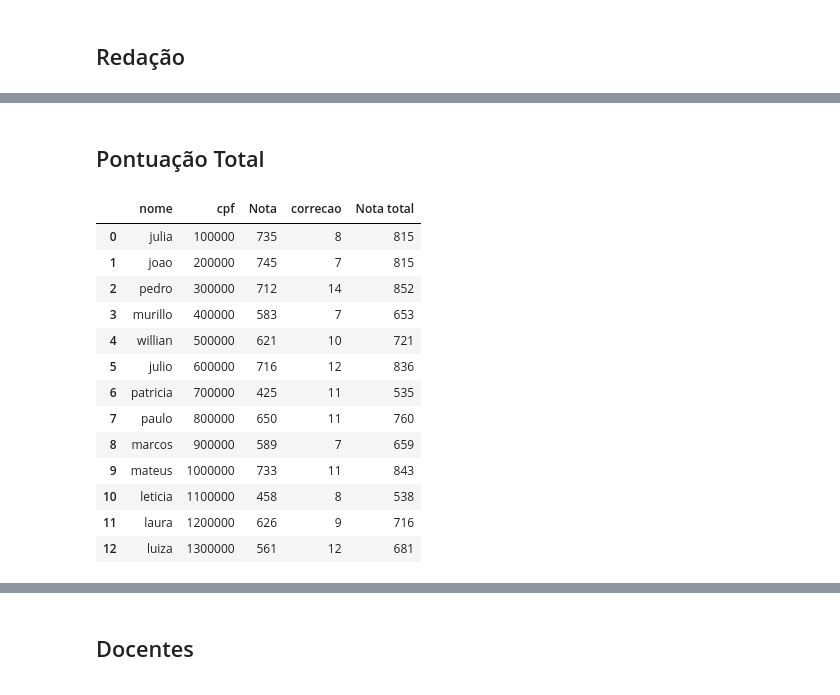
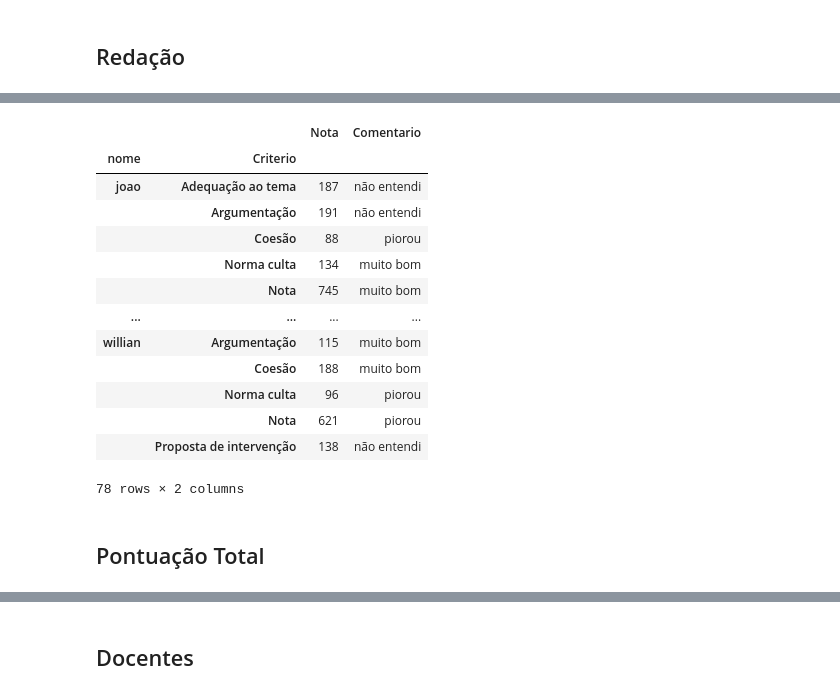
Before and after one commit to murillostein/Simulinho, a Jupyter notebook: modelagem_murillo.ipynb, the cells around one changed output, grey strips where cells are left out. Drawn from its saved outputs; the diff is of its cells as text; code cells hidden in the pictures.

```diff
--- a/modelagem_murillo.ipynb
+++ b/modelagem_murillo.ipynb
@@ -474,0 +443,16 @@ Length: 182, dtype: object
+# %%
+dados_redacao = pd.read_excel("Gabarito/redacao_teste.xlsx")
+
+
+dados_redacao = dados_redacao.fillna(" ")
+
+notas_redacao = dados_redacao[['nome','Norma culta','Adequação ao tema','Argumentação','Coesão','Proposta de intervenção','Nota']]
+coments_red= dados_redacao[['nome','comentarios Norma culta','comentarios Adequação ao tema','comentarios Argumentação','comentarios Coesão','comentarios Proposta de intervenção','comentarios Nota']]
+
+coments_red = coments_red.rename(columns={'comentarios Norma culta': "Norma culta",'comentarios Adequação ao tema':"Adequação ao tema",'comentarios Argumentação':"Argumentação",'comentarios Coesão':"Coesão",'comentarios Proposta de intervenção':"Proposta de intervenção",'comentarios Nota':"Nota"})
+
+notas_redacao = pd.melt(notas_redacao, id_vars=['nome'], value_vars=['Norma culta','Adequação ao tema','Argumentação','Coesão','Proposta de intervenção','Nota'], var_name='Criterio', value_name='Nota')
+notas_redacao
+
+coments_red = pd.melt(coments_red, id_vars=['nome'], value_vars=['Norma culta','Adequação ao tema','Argumentação','Coesão','Proposta de intervenção','Nota'], var_name='Criterio', value_name='Comentario')
+coments_red
@@ -475,3 +473,22 @@ Length: 182, dtype: object
+# %%
+# juntando os dois df's baseado no nome e n
+df_red = pd.merge(notas_redacao, coments_red, how='left', left_on=['nome','Criterio'], right_on=['nome','Criterio'])
+df_red.sort_values(['nome', 'Criterio']).set_index(['nome','Criterio'])
+# %% [output]
+|  |  | Nota | Comentario |
+| nome | Criterio |  |  |
+| joao | Adequação ao tema | 187 | não entendi |
+|  | Argumentação | 191 | não entendi |
+|  | Coesão | 88 | piorou |
+|  | Norma culta | 134 | muito bom |
+|  | Nota | 745 | muito bom |
+| ... | ... | ... | ... |
+| willian | Argumentação | 115 | muito bom |
+|  | Coesão | 188 | muito bom |
+|  | Norma culta | 96 | piorou |
+|  | Nota | 621 | piorou |
+|  | Proposta de intervenção | 138 | não entendi |
+78 rows × 2 columns
 # %% [markdown]
 ## Pontuação Total
 # %%
@@ -495,21 +512,6 @@ pontuacao_total['Nota total'] = pontuacao_total['Nota'] + pontuacao_total['corre
 pontuacao_total.to_pickle('dados-relatorio-alunos/pontuacao_total.pkl')
 
 pontuacao_total
-# %% [output]
-|  | nome | cpf | Nota | correcao | Nota total |
-| 0 | julia | 100000 | 735 | 8 | 815 |
-| 1 | joao | 200000 | 745 | 7 | 815 |
-| 2 | pedro | 300000 | 712 | 14 | 852 |
-| 3 | murillo | 400000 | 583 | 7 | 653 |
-| 4 | willian | 500000 | 621 | 10 | 721 |
-| 5 | julio | 600000 | 716 | 12 | 836 |
-| 6 | patricia | 700000 | 425 | 11 | 535 |
-| 7 | paulo | 800000 | 650 | 11 | 760 |
-| 8 | marcos | 900000 | 589 | 7 | 659 |
-| 9 | mateus | 1000000 | 733 | 11 | 843 |
-| 10 | leticia | 1100000 | 458 | 8 | 538 |
-| 11 | laura | 1200000 | 626 | 9 | 716 |
-| 12 | luiza | 1300000 | 561 | 12 | 681 |
 # %%
 # calcular a % de acerto de cada aluno
 # como cada questão vale 10, e tem 50 questoes, logo o peso da prova objetiva é 500
```
Also changed, not shown: parts of 29 cells of this notebook.
